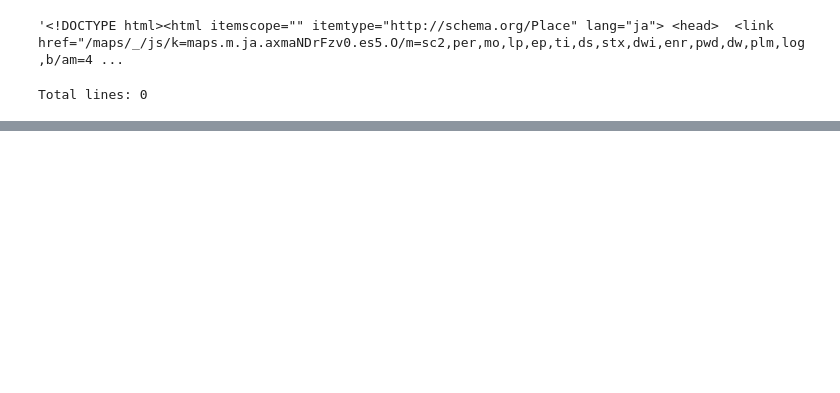
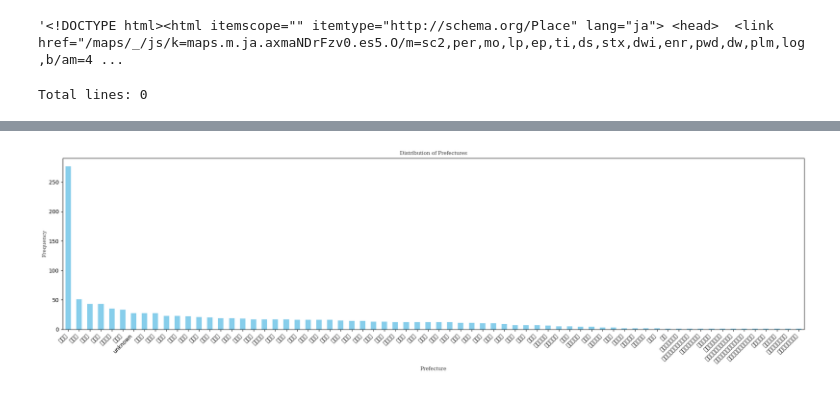
Before and after one commit to bit-magpie/travel_info_web-scraper, a Jupyter notebook: scrape.ipynb, the cells around one changed output, grey strips where cells are left out. Drawn from its saved outputs; the diff is of its cells as text; code cells hidden in the pictures; blank space fills up the shorter version.

```diff
--- a/scrape.ipynb
+++ b/scrape.ipynb
@@ -63,0 +102,12 @@ data.head()
+# %%
+import re
+
+def extract_postal_code(address):
+    try:
+        # Regex pattern to match postal code like 〒899-6603
+        match = re.search(r'〒(\d{3}-\d{4})', address)
+        return match.group(1) if match else None
+    except:
+        return "unknown"
+data['postal_code'] = data['Address'].apply(extract_postal_code)
+data.head()
@@ -64 +121,15 @@ data.head()
+# %%
+# Function to extract the full "都道府県" name from Japanese address
+def extract_prefecture(address):
+    # Regular expression to capture the full prefecture (都、道、府、県)
+    try:
+        match = re.search(r'([一-龯]+[都道府県])', address)  # This matches "都", "道", "府", or "県" after the kanji characters
+        if match:
+            return match.group(1)  # Return the matched prefecture name
+        return "unknown"
+    except:
+        return "unknown"
+
+# Apply the function to the address column
+data['prefecture'] = data['Address'].apply(extract_prefecture)
 # %%
@@ -65,0 +144,20 @@ data
+# %%
+import matplotlib.pyplot as plt
+from matplotlib import font_manager
+
+prefecture_counts = data['prefecture'].value_counts()
+
+font_path = "/usr/share/fonts/truetype/fonts-japanese-mincho.ttf"  # Adjust path if needed
+prop = font_manager.FontProperties(fname=font_path)
+
+# Plotting the histogram again, now with proper font support
+plt.figure(figsize=(20, 6))
+prefecture_counts.plot(kind='bar', color='skyblue')
+plt.title('Distribution of Prefectures', fontproperties=prop)
+plt.xlabel('Prefecture', fontproperties=prop)
+plt.ylabel('Frequency', fontproperties=prop)
+plt.xticks(rotation=45, ha='right')
+plt.tight_layout()
+plt.show()
+# %% [output]
+[figure, added]
```
Also changed, not shown: parts of 10 cells of this notebook, 7 other files.
